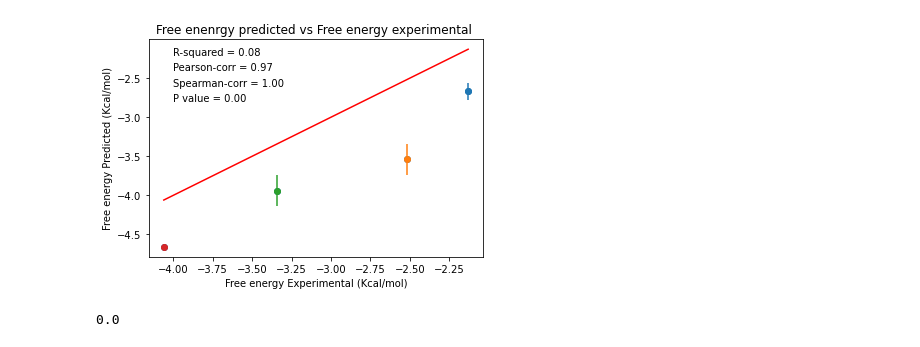
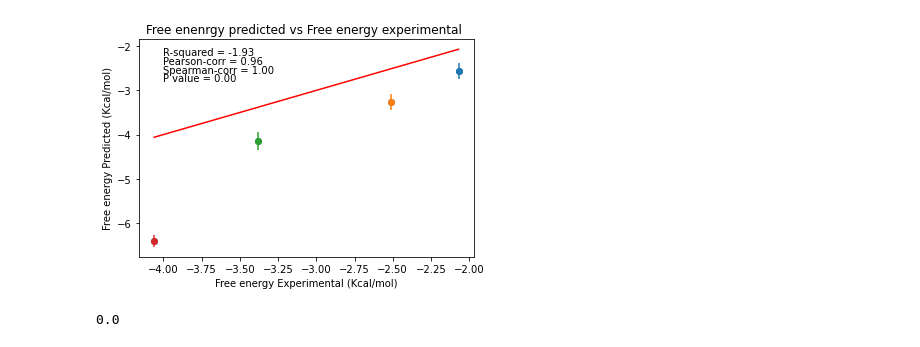
Before and after one commit to vvithurshan/Funnel-Meta, a Jupyter notebook: correlation/Free_energy_values.ipynb, the cells around one changed output. Saved outputs shown, nothing was run; the diff lists cells and outputs as text; code cells hidden in the pictures.

```diff
--- a/correlation/Free_energy_values.ipynb
+++ b/correlation/Free_energy_values.ipynb
@@ -6,33 +6,33 @@ import scipy.stats
 # %%
 
 # plt.figure()
-y_test = np.array([-2.13, -2.52, -3.34, -4.06])
-y_pred = np.array([-2.67, -3.54, -3.94,-4.66])
+y_test = np.array([-2.07, -2.51, -3.38, -4.06])
+y_pred = np.array([-2.57, -3.27, -4.15, -6.41])
 r2 = r2_score(y_test, y_pred)
 plt.scatter(y_test, y_pred)
 plt.xlabel('Free energy Experimental (Kcal/mol)')
 plt.ylabel('Free energy Predicted (Kcal/mol)')
 
 #plt.plot(np.unique(y_test), np.poly1d(np.polyfit(y_test, y_pred, 1))(np.unique(y_test)))
 plt.title('Free enenrgy predicted vs Free energy experimental ')
 plt.plot(y_test, y_test,color='r')
 plt.text(-4,-2.2, 'R-squared = %0.2f' % r2)
 ##correlation
 pearson = scipy.stats.pearsonr(y_test, y_pred)
 spearman, p = scipy.stats.spearmanr(y_pred, y_test)
 plt.text(-4, -2.4, 'Pearson-corr = %0.2f' % pearson[0] )
 plt.text(-4, -2.6, "Spearman-corr = %0.2f" % spearman)
 plt.text(-4, -2.8, 'P value = %0.2f' % p)
 
 ## Error bar
-plt.errorbar(y_test[0], y_pred[0], yerr=0.11, fmt='o')
-plt.errorbar(y_test[1], y_pred[1], yerr=0.2, fmt='o')
+plt.errorbar(y_test[0], y_pred[0], yerr=0.18, fmt='o')
+plt.errorbar(y_test[1], y_pred[1], yerr=0.18, fmt='o')
 plt.errorbar(y_test[2], y_pred[2], yerr=0.2, fmt='o')
-plt.errorbar(y_test[3], y_pred[3], yerr=0.00005, fmt='o')
+plt.errorbar(y_test[3], y_pred[3], yerr=0.13, fmt='o')
 plt.savefig('correlation.png',bbox="tight", dpi=500, transparent=False, facecolor='white')
 plt.show()
 # %% [output]
-[figure, old version]
+[figure, new version]
 # %%
 pearson = scipy.stats.pearsonr(y_test, y_pred)
 # %%
```
Also changed, not shown: 1 other file.
